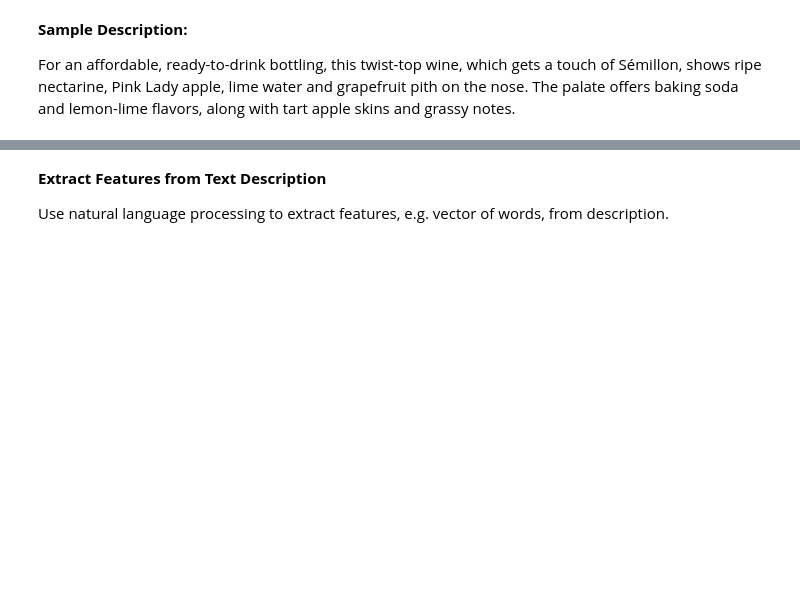
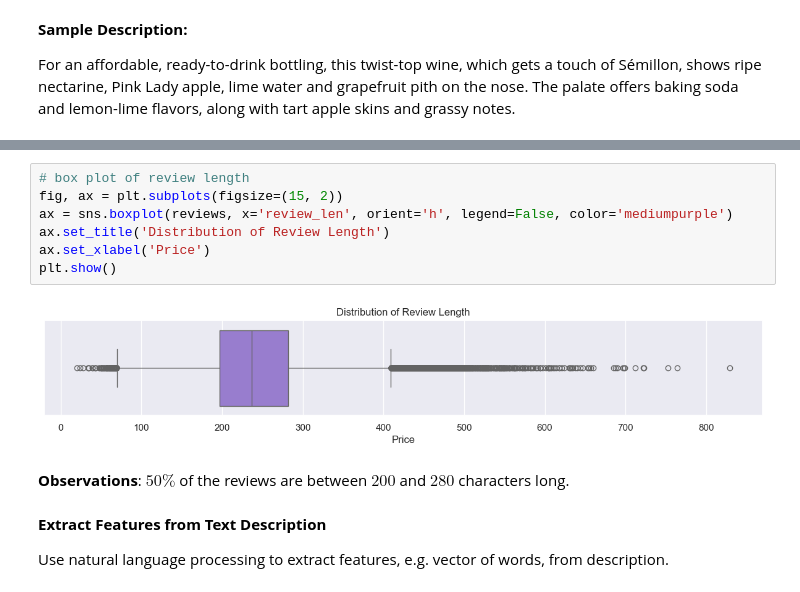
Before and after one commit to pasmith/oenologist, a Jupyter notebook: data_understanding.ipynb, the cells around one changed output, grey strips where cells are left out. Drawn from its saved outputs; the diff is of its cells as text; blank space fills up the shorter version.

```diff
--- a/data_understanding.ipynb
+++ b/data_understanding.ipynb
@@ -459,3 +484,14 @@ For an affordable, ready-to-drink bottling, this twist-top wine, which gets a to
+# %%
+# box plot of review length
+fig, ax = plt.subplots(figsize=(15, 2))
+ax = sns.boxplot(reviews, x='review_len', orient='h', legend=False, color='mediumpurple')
+ax.set_title('Distribution of Review Length')
+ax.set_xlabel('Price')
+plt.show()
+# %% [output]
+[figure, added]
+# %% [markdown]
+**Observations**: $50\%$ of the reviews are between $200$ and $280$ characters long.
 # %% [markdown]
 **Extract Features from Text Description**
 
```
Also changed, not shown: parts of 6 cells of this notebook, 6 other files.
